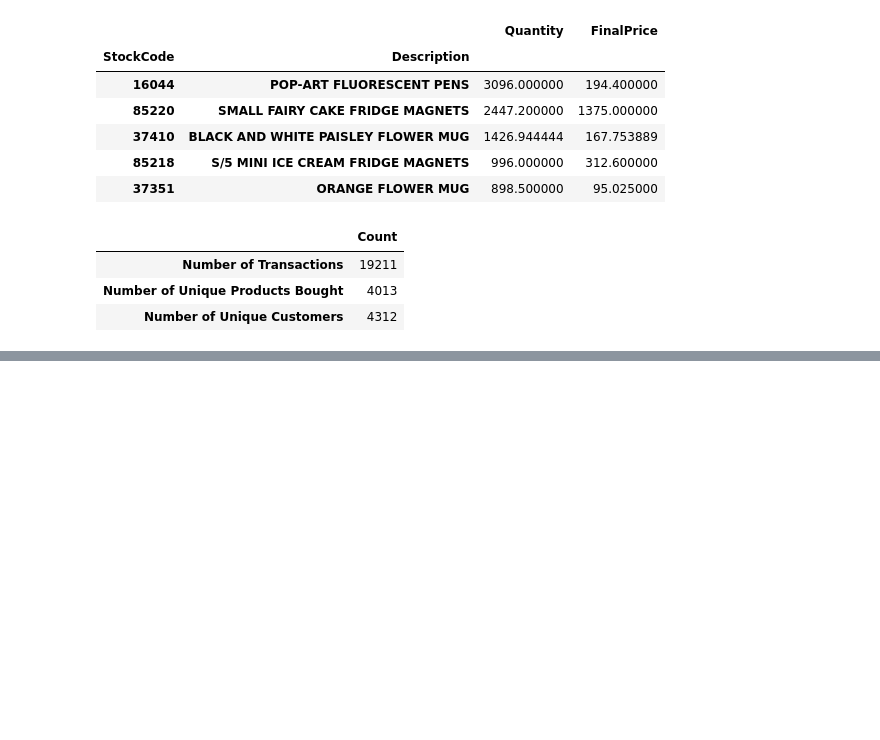
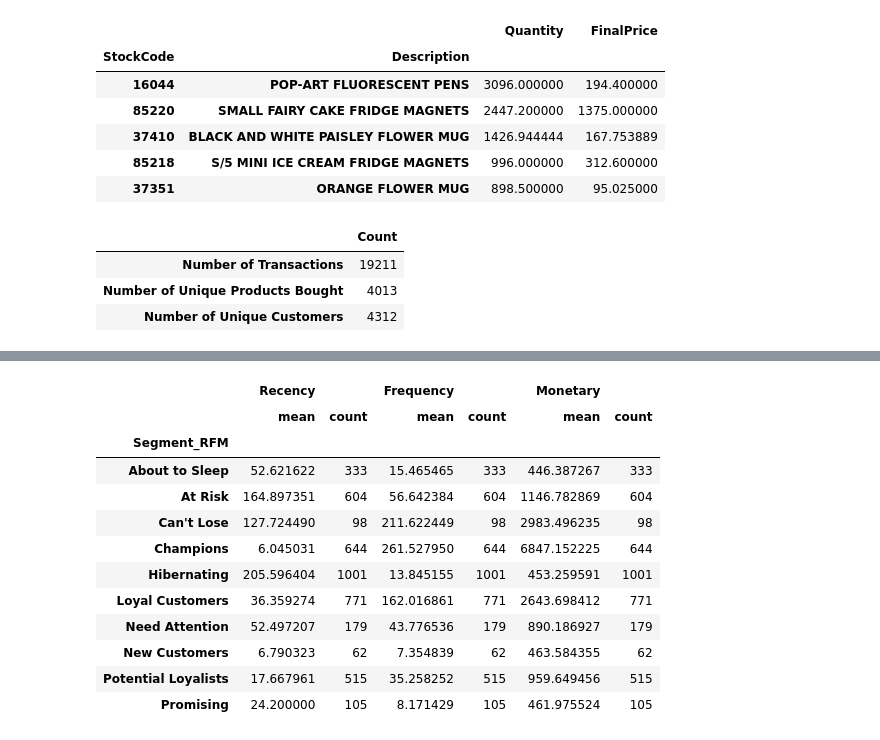
Before and after one commit to TharindaAdhikari/ML_Assignment2_IT19037752_IT19047966_IT19189390, a Jupyter notebook: Customer_Segmentaion.ipynb, the cells around one changed output, grey strips where cells are left out. Drawn from its saved outputs; the diff is of its cells as text; code cells hidden in the pictures; blank space fills up the shorter version.

```diff
--- a/Customer_Segmentaion.ipynb
+++ b/Customer_Segmentaion.ipynb
@@ -464,0 +690,16 @@ data = data.rename(columns={'Customer ID': 'CustomerID'})
+# %%
+rfm_df[["Segment_RFM", "Recency","Frequency","Monetary"]].groupby("Segment_RFM").agg(["mean","count"])
+# %% [output]
+|  | Recency |  | Frequency |  | Monetary |  |
+|  | mean | count | mean | count | mean | count |
+| Segment_RFM |  |  |  |  |  |  |
+| About to Sleep | 52.621622 | 333 | 15.465465 | 333 | 446.387267 | 333 |
+| At Risk | 164.897351 | 604 | 56.642384 | 604 | 1146.782869 | 604 |
+| Can't Lose | 127.724490 | 98 | 211.622449 | 98 | 2983.496235 | 98 |
+| Champions | 6.045031 | 644 | 261.527950 | 644 | 6847.152225 | 644 |
+| Hibernating | 205.596404 | 1001 | 13.845155 | 1001 | 453.259591 | 1001 |
+| Loyal Customers | 36.359274 | 771 | 162.016861 | 771 | 2643.698412 | 771 |
+| Need Attention | 52.497207 | 179 | 43.776536 | 179 | 890.186927 | 179 |
+| New Customers | 6.790323 | 62 | 7.354839 | 62 | 463.584355 | 62 |
+| Potential Loyalists | 17.667961 | 515 | 35.258252 | 515 | 959.649456 | 515 |
+| Promising | 24.200000 | 105 | 8.171429 | 105 | 461.975524 | 105 |
```
Also changed, not shown: parts of 29 cells of this notebook.
